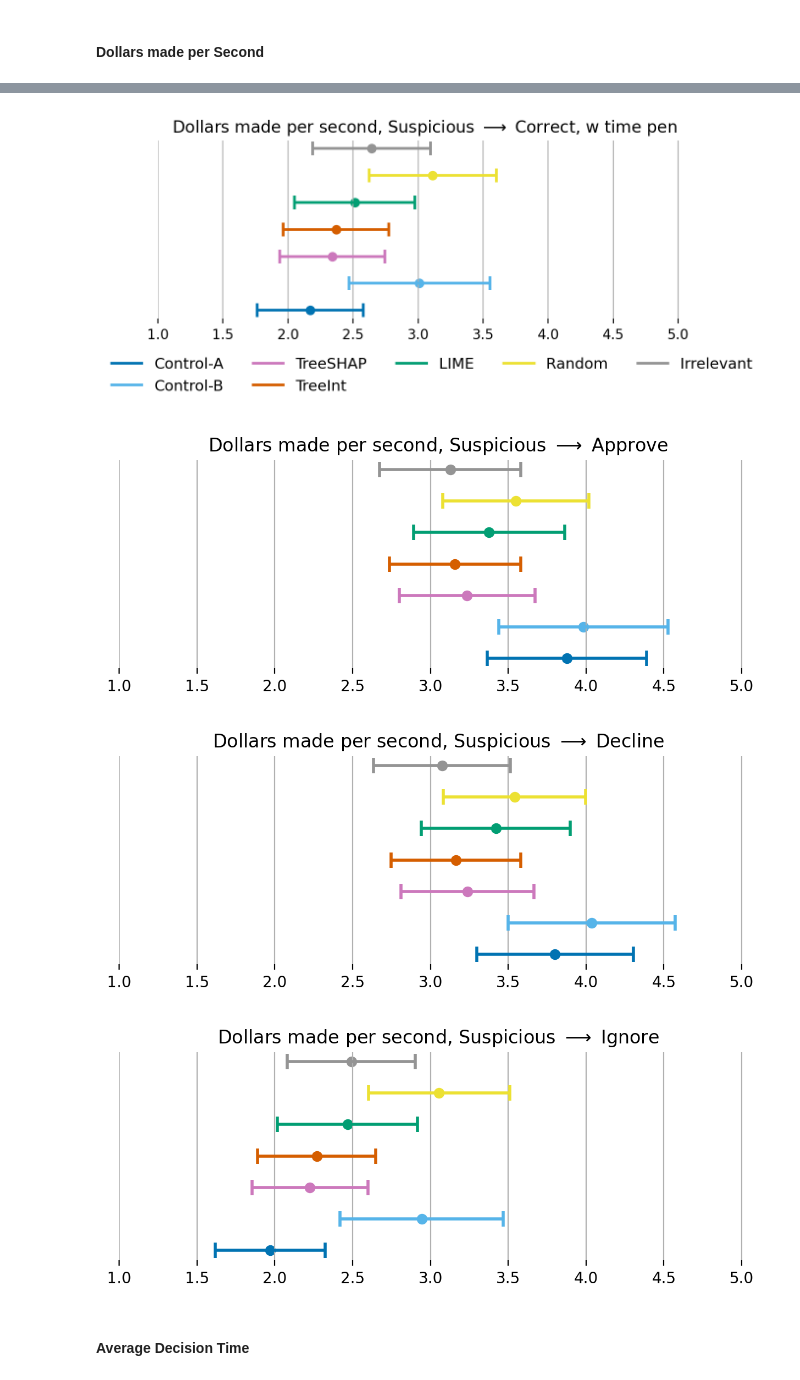
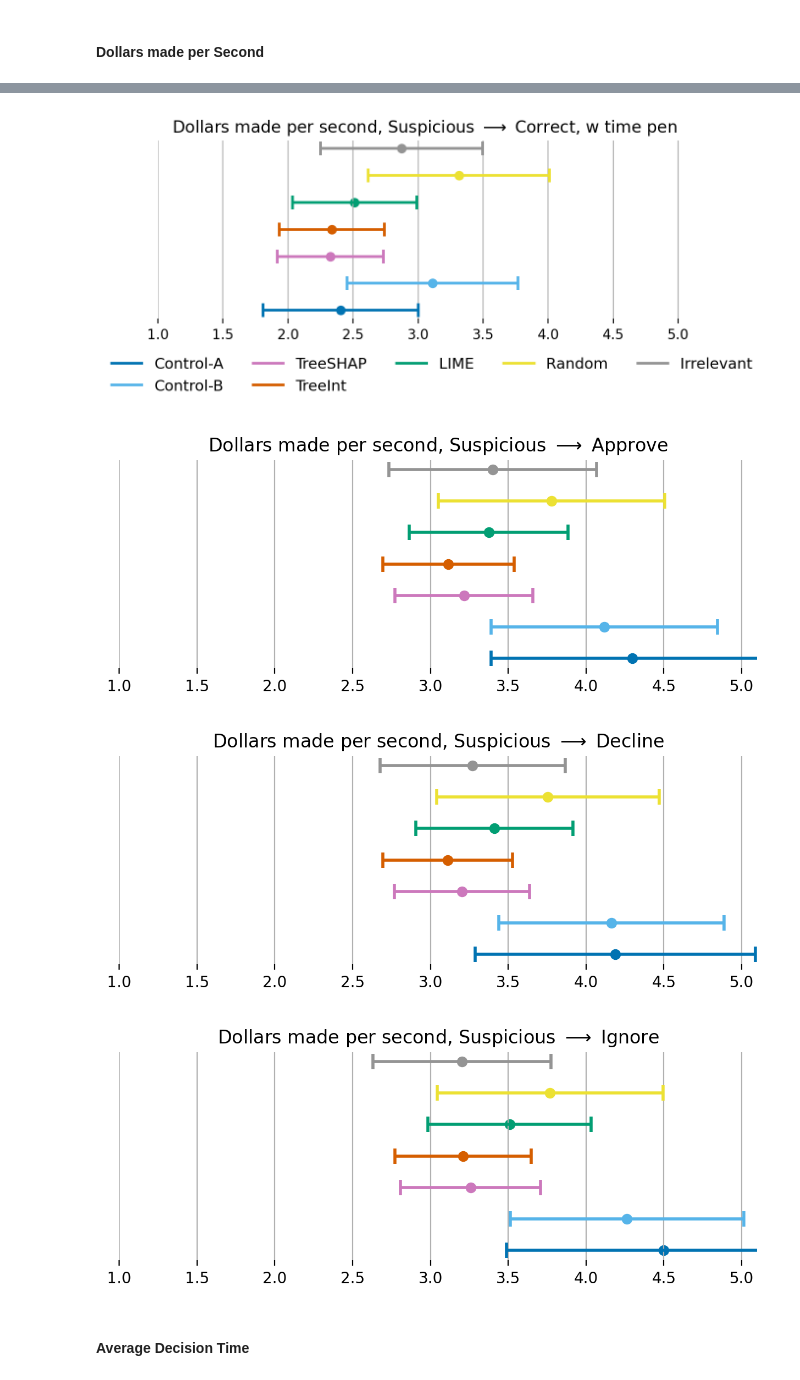
Before and after one commit to dssg/feedzai-analysis, a Jupyter notebook: facct22/notebooks/operational_metrics.ipynb, the cells around one changed output, grey strips where cells are left out. Drawn from its saved outputs; the diff is of its cells as text; code cells hidden in the pictures.

```diff
--- a/facct22/notebooks/operational_metrics.ipynb
+++ b/facct22/notebooks/operational_metrics.ipynb
@@ -158,10 +149,10 @@ def plot_metrics2(metrics, plot_order, colors, title='', confidence=0.9, legend=
 # %%
 params={
     'fn': -1,
-    'p_loss_trx': 0.3, # prob of losing this transaction
+    'p_loss_trx': 0.4, # prob of losing this transaction
     'cust_worth': 0, # The long term customer worth as a coefficiant of the trx val
-    'p_loss_cust': 0.3, # probablity of losing the customer due to the rejection
-    'p_return_cust': 0.2, # probability of the customer creating future worth as we expect
+    'p_loss_cust': 0.1, # probablity of losing the customer due to the rejection
+    'p_return_cust': 0.1, # probability of the customer creating future worth as we expect
     'suspicious_add_time': 600
 }
 # %% [markdown]
@@ -198,3 +211,26 @@ all_decisions.loc[msk, 'trx_amnt'] = 2000
+# %%
+def ttests_operational_metrics(metrics, comparisons):
+
+    pvals = dict()
+
+    for comp in comparisons:
+        mean1 = metrics[metrics['group'] == comp[0]]['mean'].iloc[0]
+        mean2 = metrics[metrics['group'] == comp[1]]['mean'].iloc[0]
+
+        var1 = metrics[metrics['group'] == comp[0]]['var'].iloc[0]
+        var2 = metrics[metrics['group'] == comp[1]]['var'].iloc[0]
+
+        n1 = metrics[metrics['group'] == comp[0]]['n'].iloc[0]
+        n2 = metrics[metrics['group'] == comp[1]]['n'].iloc[0]
+
+        res = stats.ttest_ind_from_stats(
+            mean1, np.sqrt(var1), n1,
+            mean2, np.sqrt(var2), n2,
+        )
+
+        pvals[comp] =  {'tstat': res.statistic, 'pval':   res.pvalue}
+
+    return pvals
 # %% [markdown]
 #### Dollars made per Second
 # %%
@@ -203,13 +239,28 @@ plot_metrics2(df, group_order, colors,
               title='Dollars made per second, Suspicious $\longrightarrow$ Correct, w time pen',
               xlim=[1, 5.1], legend=True
              )
+ttests = ttests_operational_metrics(df, comparisons)
+print('Correct')
+print_significant_tests(ttests)
+
 
 df = dps(all_decisions, params, 'approve', ['group'])
 plot_metrics2(df, group_order, colors, title='Dollars made per second, Suspicious $\longrightarrow$ Approve', xlim=[1, 5.1], legend=False)
+ttests = ttests_operational_metrics(df, comparisons)
+print('Approve')
+print_significant_tests(ttests)
+
+
 
 df = dps(all_decisions, params, 'decline', ['group'])
 plot_metrics2(df, group_order, colors, title='Dollars made per second, Suspicious $\longrightarrow$ Decline', xlim=[1, 5.1], legend=False)
+ttests = ttests_operational_metrics(df, comparisons)
+print('Decline')
+print_significant_tests(ttests)
 
 df = dps(all_decisions[~suspicious_msk], params, 'correct', ['group'])
 plot_metrics2(df, group_order, colors, title='Dollars made per second, Suspicious $\longrightarrow$ Ignore', xlim=[1, 5.1], legend=False)
+ttests = ttests_operational_metrics(df, comparisons)
+print('Ignore')
+print_significant_tests(ttests)
 # %% [output]
@@ -216,7 +281,7 @@ plot_metrics2(df, group_order, colors, title='Dollars made per second, Suspiciou
-[figure, old version]
+[figure, new version]
-[figure, old version]
+[figure, new version]
-[figure, old version]
+[figure, new version]
-[figure, old version]
+[figure, new version]
 # %% [markdown]
 #### Average Decision Time
 # %%
```
Also changed, not shown: parts of 11 cells of this notebook, 1 other file.
